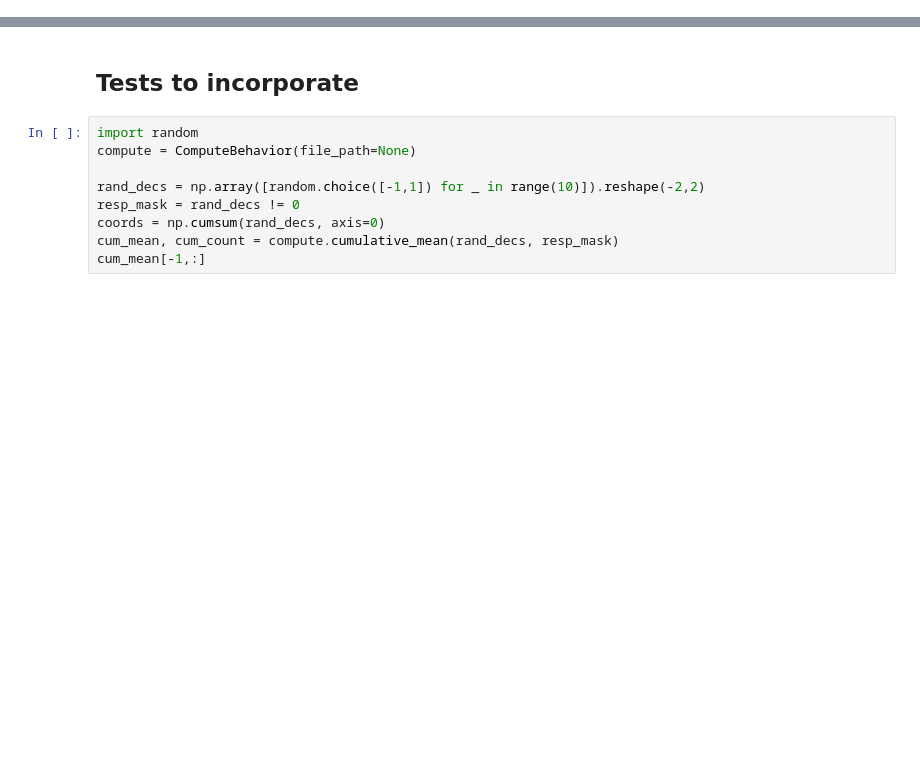
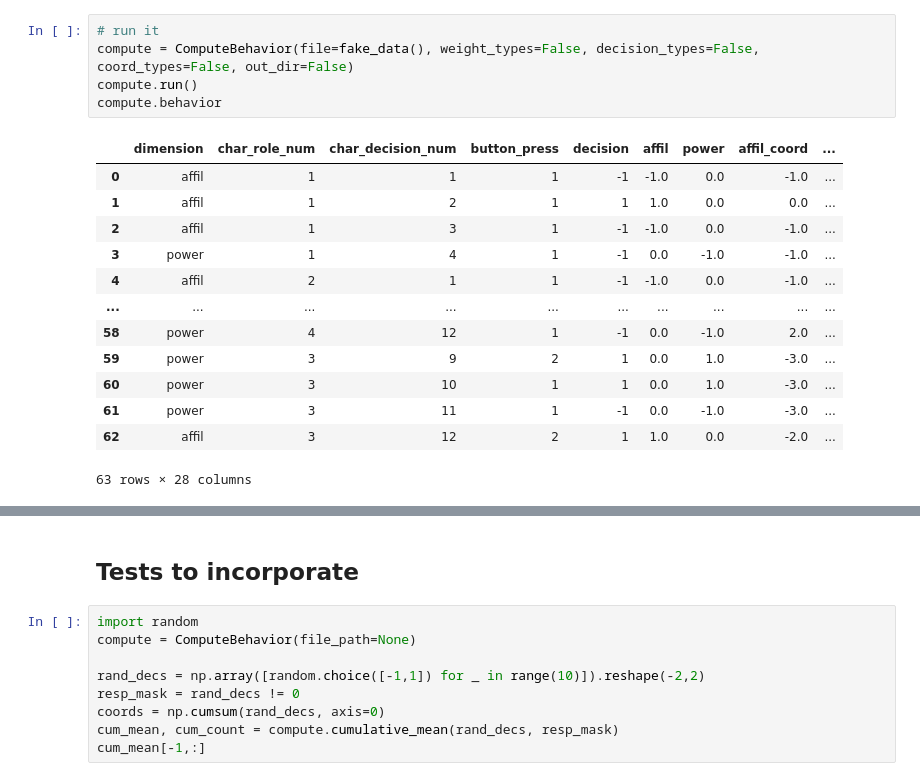
Before and after one commit to matty-gee/social_navigation_analysis_old, a Jupyter notebook: social_navigation_task/behav-geom_dev.ipynb, the cells around one changed output, grey strips where cells are left out. Saved outputs shown, nothing was run; the diff lists cells and outputs as text; blank space fills up the shorter version.

```diff
--- a/social_navigation_task/behav-geom_dev.ipynb
+++ b/social_navigation_task/behav-geom_dev.ipynb
@@ -5,2 +16,21 @@ import utils
+# %%
+# run it
+compute = ComputeBehavior(file=fake_data(), weight_types=False, decision_types=False, coord_types=False, out_dir=False)
+compute.run()
+compute.behavior
+# %% [output]
+|  | dimension | char_role_num | char_decision_num | button_press | decision | affil | power | affil_coord | ... |
+| 0 | affil | 1 | 1 | 1 | -1 | -1.0 | 0.0 | -1.0 | ... |
+| 1 | affil | 1 | 2 | 1 | 1 | 1.0 | 0.0 | 0.0 | ... |
+| 2 | affil | 1 | 3 | 1 | -1 | -1.0 | 0.0 | -1.0 | ... |
+| 3 | power | 1 | 4 | 1 | -1 | 0.0 | -1.0 | -1.0 | ... |
+| 4 | affil | 2 | 1 | 1 | -1 | -1.0 | 0.0 | -1.0 | ... |
+| ... | ... | ... | ... | ... | ... | ... | ... | ... | ... |
+| 58 | power | 4 | 12 | 1 | -1 | 0.0 | -1.0 | 2.0 | ... |
+| 59 | power | 3 | 9 | 2 | 1 | 0.0 | 1.0 | -3.0 | ... |
+| 60 | power | 3 | 10 | 1 | 1 | 0.0 | 1.0 | -3.0 | ... |
+| 61 | power | 3 | 11 | 1 | -1 | 0.0 | -1.0 | -3.0 | ... |
+| 62 | affil | 3 | 12 | 2 | 1 | 1.0 | 0.0 | -2.0 | ... |
+63 rows × 28 columns
 # %%
 xlsxs = ['../data/example_subject/snt_583_narrative_data.xlsx']
```
Also changed, not shown: parts of 5 cells of this notebook, 5 other files.
